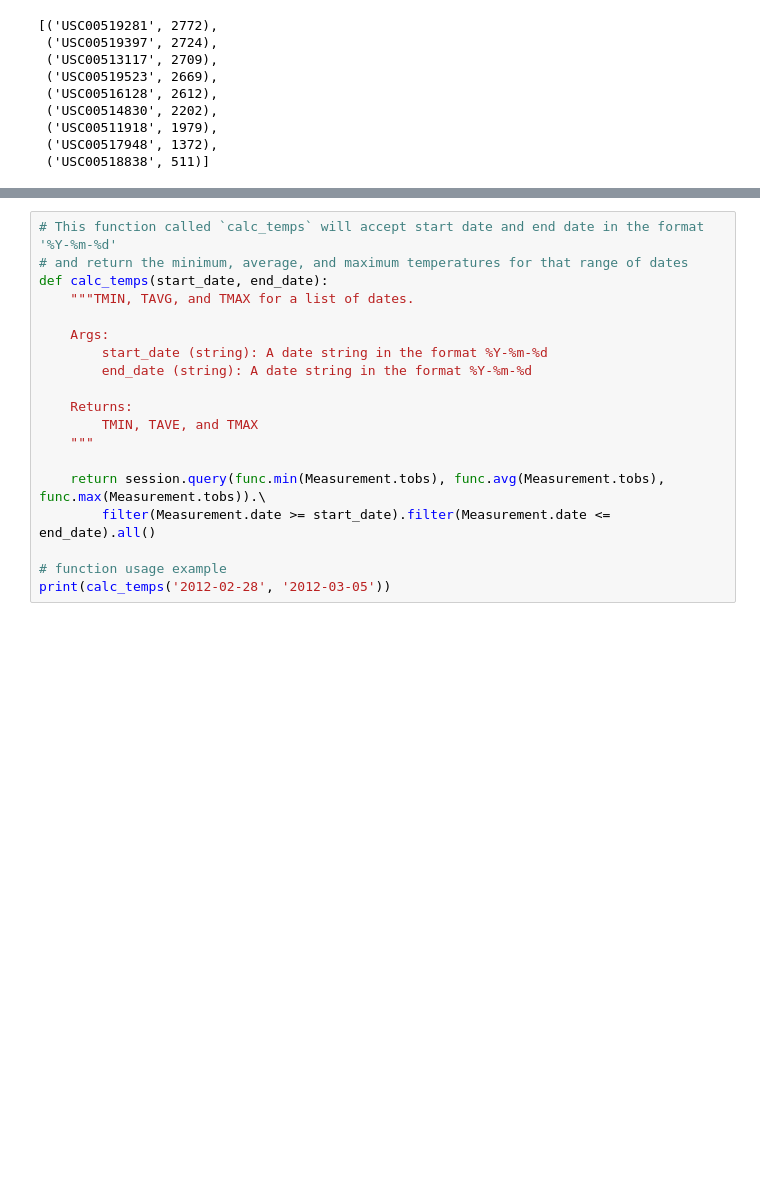
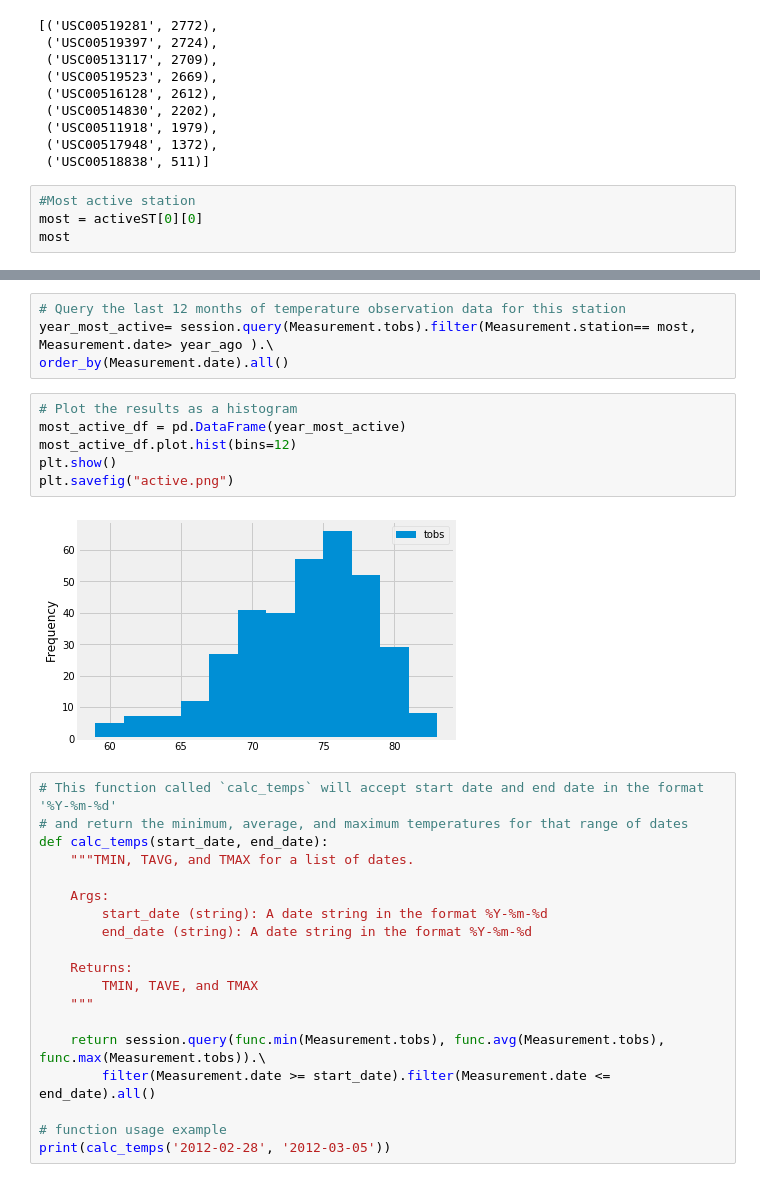
Before and after one commit to krob030/sqlalchemy-hwk, a Jupyter notebook: climate_starter.ipynb, the cells around one changed output, grey strips where cells are left out. Cells and saved outputs as stored; diff of their text form; blank space fills up the shorter version.

```diff
--- a/climate_starter.ipynb
+++ b/climate_starter.ipynb
@@ -116,3 +114,7 @@ activeST
  ('USC00511918', 1979),
  ('USC00517948', 1372),
  ('USC00518838', 511)]
+# %%
+#Most active station
+most = activeST[0][0]
+most
@@ -131,3 +137,15 @@ temp
+# %%
+# Query the last 12 months of temperature observation data for this station
+year_most_active= session.query(Measurement.tobs).filter(Measurement.station== most, Measurement.date> year_ago ).\
+order_by(Measurement.date).all()
+# %%
+# Plot the results as a histogram
+most_active_df = pd.DataFrame(year_most_active)
+most_active_df.plot.hist(bins=12)
+plt.show()
+plt.savefig("active.png")
+# %% [output]
+[figure, added]
 # %%
 # This function called `calc_temps` will accept start date and end date in the format '%Y-%m-%d'
 # and return the minimum, average, and maximum temperatures for that range of dates
```
Also changed, not shown: parts of 9 cells of this notebook.
